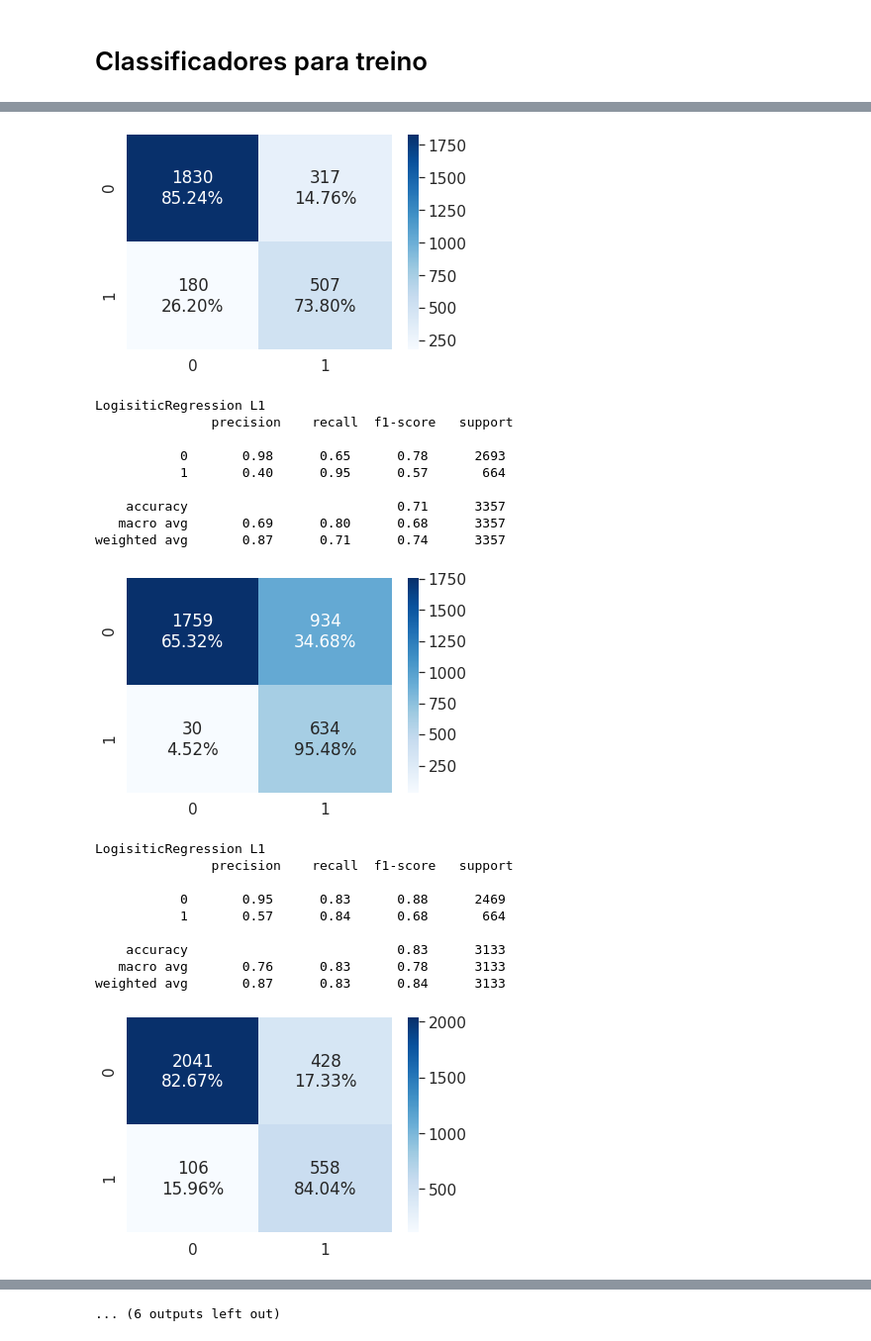
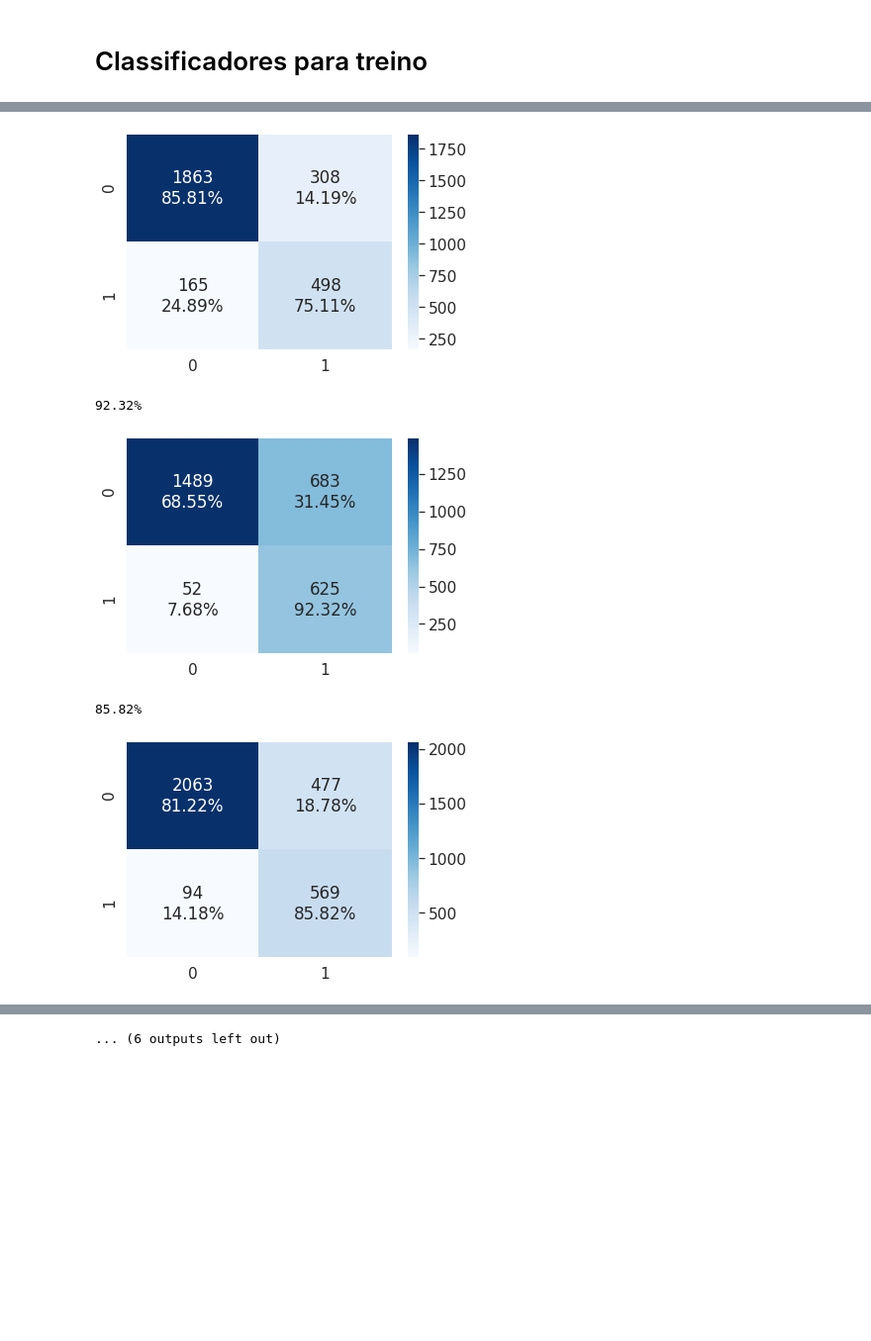
Before and after one commit to adornodev/pos-graduacao-Lunar, a Jupyter notebook: machinelearning/2_modelagem/3_modelo/0_logistic_regression.ipynb, the cells around one changed output, grey strips where cells are left out. Shown at 99% size. Saved outputs shown, nothing was run; the diff lists cells and outputs as text; code cells hidden in the pictures; blank space fills up the shorter version.

```diff
--- a/machinelearning/2_modelagem/3_modelo/0_logistic_regression.ipynb
+++ b/machinelearning/2_modelagem/3_modelo/0_logistic_regression.ipynb
@@ -59,7 +61,7 @@ output_config = {
     #'selected_columns':['y-norm','z-norm','z-mean_5', 'z-std_5', 'z-diff_10','y-corr-z-mean_5','z-corr-std_5', 'cp-norm', 'region_id','region_1_distance', 'region_1_counter'],
     #'min_distance_region_1': 10*30,
     'selected_columns':['z-norm','z-std_10', 'z-mean_50', 'z-corr-std_5', 'cp-norm', 'region_id','region_1_distance', 'region_1_counter'],
-    'n_chunks': 10,
+    'n_chunks': 6,
     'threshold_to_be_region_1': 0.1
 
 }
@@ -289,30 +274,26 @@ df_supervised['region_1_split(t)'].loc[df_supervised['region_1_split(t)'] < 1] =
 # %% [markdown]
 # Separação de dados para treino e teste respeitando a temporalidade e distribuição proporcional de eventos entre chunks
 # %%
-n_chunks = 6
 
 total_region_1 = df_supervised['region_1_split(t)'][-1]
-region_1_per_chunk = int(total_region_1/n_chunks)
+region_1_per_chunk = int(total_region_1/output_config['n_chunks'])
 
-print(f'{region_1_per_chunk} eventos por bloco no total de {total_region_1} eventos e {n_chunks} blocos', '\n')
+print(f'{region_1_per_chunk} eventos por bloco no total de {total_region_1} eventos e {output_config["n_chunks"]} blocos', '\n')
 print('\nQuebra-molas nº:')
 train_ignore_columns = ['region_id(t)','region_1_distance(t)', 'region_1_counter(t)', 'region_1_split(t)']
 target_column = 'region_id(t)'
 
 prev_i = 0
 iterations = 0
-
 x_trains, x_tests, y_trains, y_tests = [], [], [], []
 
 for i in range2(region_1_per_chunk, total_region_1, region_1_per_chunk):
-
     df_i = (df_supervised.loc[(df_supervised['region_1_split(t)'] > prev_i) & (df_supervised['region_1_split(t)'] <= i)])
 
     data_i =  df_i.drop(train_ignore_columns, axis=1).values
     target_i = df_i[target_column].values
 
     distribution_text = str(0) + ' (' + str(round(df_i['region_id(t)'].value_counts()[0]/len(df_i) * 100,1)) + '%' + ') ' + str(1) + ' (' + str(round(df_i['region_id(t)'].value_counts()[1]/len(df_i) * 100,1)) + '%' + ')'
-
     print('{:>02d} -> {:>02d} :{:>20s}'.format(prev_i, i, distribution_text))
 
     if iterations % 2 == 0:
@@ -412,22 +388,34 @@ for i in range (0, len(x_tests)):
 # %%
 sns.set(font_scale=1.4)
 
-for c in cms:
-    for item in cms[c]:
+recalls_by_classifiers = {}
 
-        print(f'\n{c}\n', item['report_2'], '\n')
+#print(max(cms[classifier], key=lambda item: item['recall']))
+for classifier in cms:
+
+    mean_recall = np.mean([item['recall'] for item in cms[classifier]])
+    recalls_by_classifiers[classifier] = mean_recall
+
+    print(">>> {0} : {1:.1%}".format(classifier, mean_recall))
+    print('\n\n')
+
+    for item in cms[classifier]:
+
+        print("{0:.2%}".format(item['recall']))
+        #print(f'\n{c}\n', item['report'], '\n')
+
         #group_names = ['True Neg','False Pos','False Neg','True Pos']
-        group_counts = ["{0:0.0f}".format(value) for value in  item['cm_2'].flatten()]
+        group_counts = ["{0:0.0f}".format(value) for value in  item['cm'].flatten()]
 
         group_percentages = []
-        f_item = item['cm_2'].flatten()
-        for i in range(0, item['cm_2'].shape[0]):
-            for y in range(0, item['cm_2'].shape[1]):
-                group_percentages.append("{0:.2%}".format(item['cm_2'][i][y]/np.sum(item['cm_2'][i])))
+        f_item = item['cm'].flatten()
+        for i in range(0, item['cm'].shape[0]):
+            for y in range(0, item['cm'].shape[1]):
+                group_percentages.append("{0:.2%}".format(item['cm'][i][y]/np.sum(item['cm'][i])))
 
         labels = [f"{v2}\n{v3}" for v2, v3 in zip(group_counts,group_percentages)]
         labels = np.asarray(labels).reshape(2,2)
 
-        sns.heatmap(item['cm_2'], annot=labels, fmt='', cmap='Blues')
+        sns.heatmap(item['cm'], annot=labels, fmt='', cmap='Blues')
         plt.show()
 # %% [output]
@@ -443,21 +427,5 @@ weighted avg       0.84      0.82      0.83      2834
-[figure, old version]
+[figure, new version]
-LogisiticRegression L1
-               precision    recall  f1-score   support
-
-           0       0.98      0.65      0.78      2693
-           1       0.40      0.95      0.57       664
-
-    accuracy                           0.71      3357
-   macro avg       0.69      0.80      0.68      3357
-weighted avg       0.87      0.71      0.74      3357
+92.32%
-[figure, old version]
+[figure, new version]
-LogisiticRegression L1
-               precision    recall  f1-score   support
-
-           0       0.95      0.83      0.88      2469
-           1       0.57      0.84      0.68       664
-
-    accuracy                           0.83      3133
-   macro avg       0.76      0.83      0.78      3133
-weighted avg       0.87      0.83      0.84      3133
+85.82%
-[figure, old version]
+[figure, new version]
```
Also changed, not shown: parts of 14 cells of this notebook, 1 other file.
